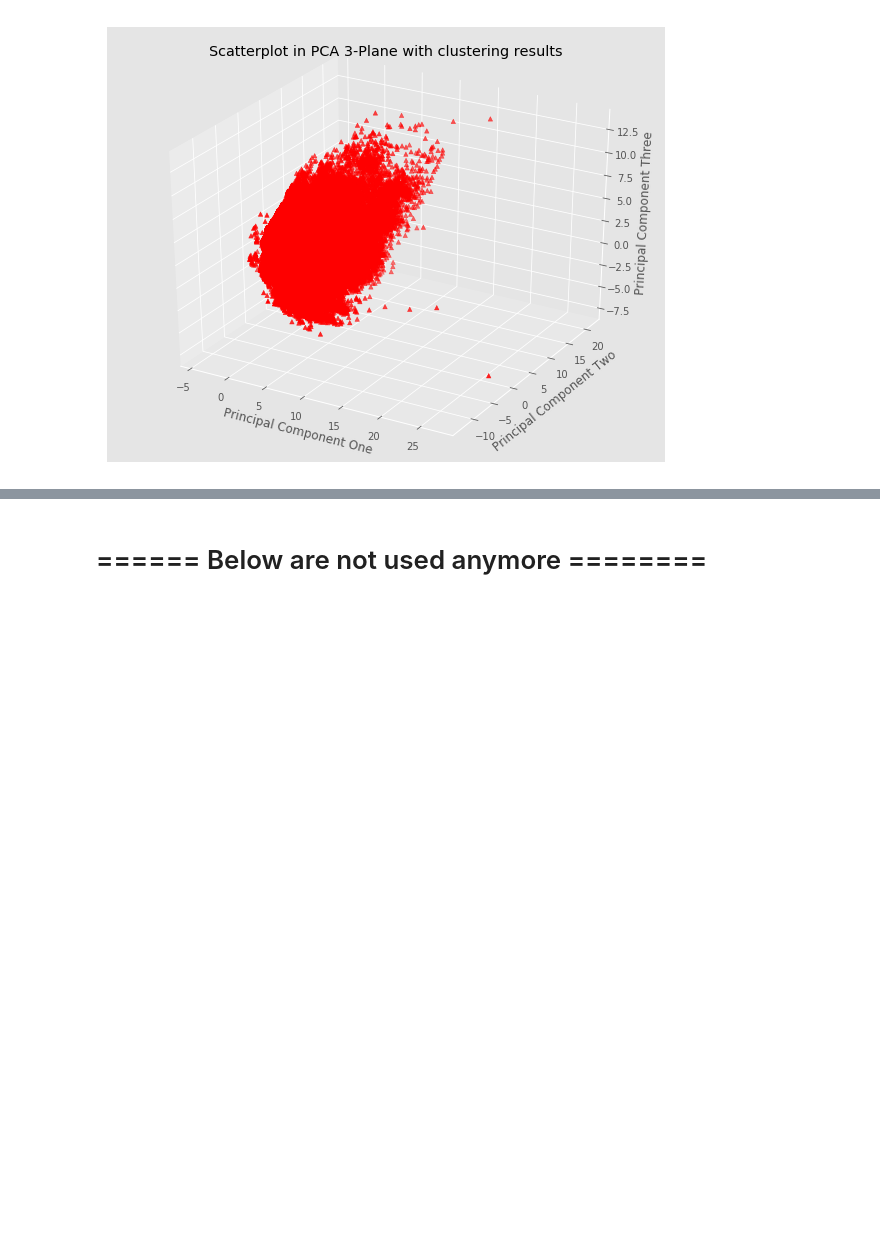
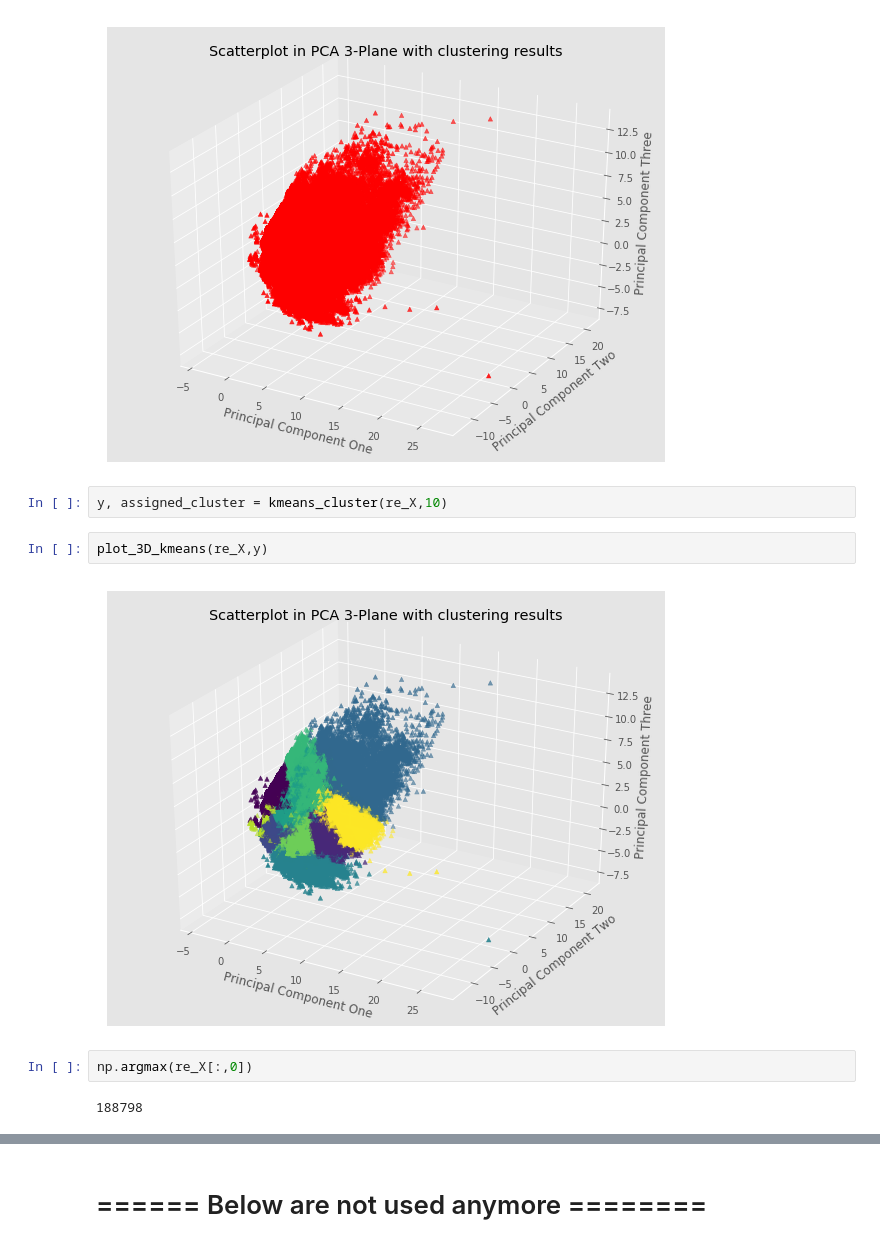
Before and after one commit to liyouzhang/Lender_Segmentations_Kiva, a Jupyter notebook: 0811_selectedcols_outliers.ipynb, the cells around one changed output, grey strips where cells are left out. Saved outputs shown, nothing was run; the diff lists cells and outputs as text; blank space fills up the shorter version.

```diff
--- a/0811_selectedcols_outliers.ipynb
+++ b/0811_selectedcols_outliers.ipynb
@@ -354,3 +354,13 @@ Counter({'LIFETIME_DEPOSIT_TOTAL': 1, 'FIRST_DAY_DEPOSIT_TOTAL': 1, 'FIRST_YEAR_
 matplotlib_3D_X_reduced(re_X)
 # %% [output]
 [figure]
+# %%
+y, assigned_cluster = kmeans_cluster(re_X,10)
+# %%
+plot_3D_kmeans(re_X,y)
+# %% [output]
+[figure, added]
+# %%
+np.argmax(re_X[:,0])
+# %% [output]
+188798
```
Also changed, not shown: parts of 18 cells of this notebook.
